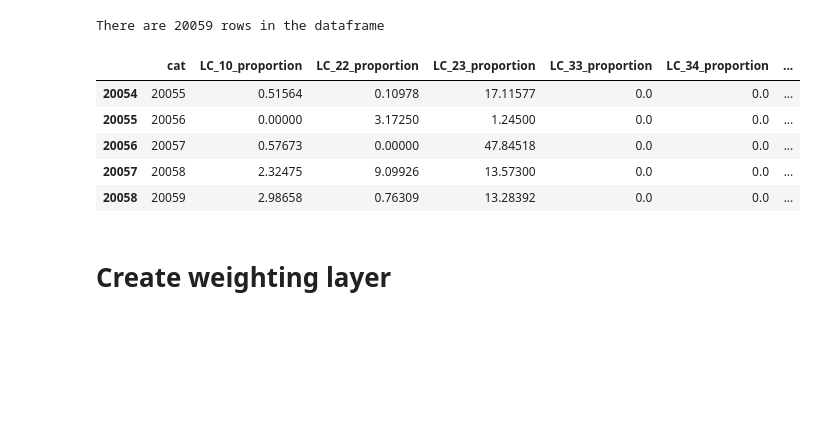
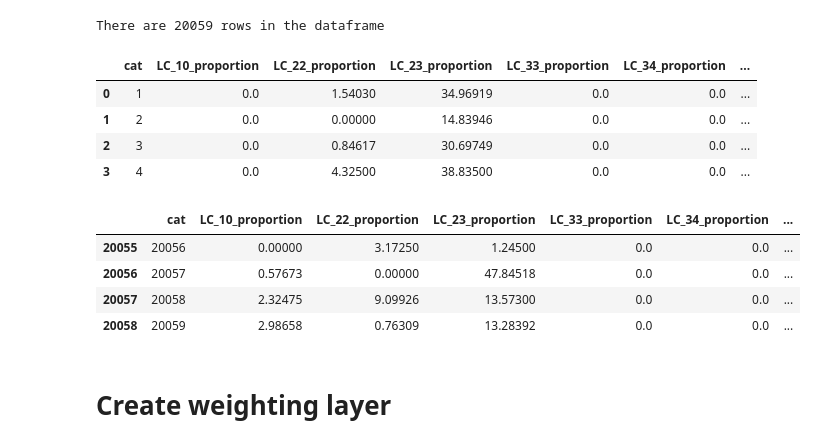
Before and after one commit to tgrippa/Dasymetric_mapping_using_GRASSGIS, a Jupyter notebook: notebooks/2_Processing.ipynb, the cells around one changed output. Drawn from its saved outputs; the diff is of its cells as text; code cells hidden in the pictures; blank space fills up the shorter version.

```diff
--- a/notebooks/2_Processing.ipynb
+++ b/notebooks/2_Processing.ipynb
@@ -386,12 +391,20 @@ df_grid = pd.read_csv(os.path.join(outputdirectory_grid,"all_stats.csv"))
 print "There are %s rows in the dataframe"%len(df_grid)
 # %% [output]
 There are 20059 rows in the dataframe
+# %%
+## Display head of the dataframe
+df_grid.head(4)
+# %% [output]
+|  | cat | LC_10_proportion | LC_22_proportion | LC_23_proportion | LC_33_proportion | LC_34_proportion | ... |
+| 0 | 1 | 0.0 | 1.54030 | 34.96919 | 0.0 | 0.0 | ... |
+| 1 | 2 | 0.0 | 0.00000 | 14.83946 | 0.0 | 0.0 | ... |
+| 2 | 3 | 0.0 | 0.84617 | 30.69749 | 0.0 | 0.0 | ... |
+| 3 | 4 | 0.0 | 4.32500 | 38.83500 | 0.0 | 0.0 | ... |
 # %%
 ## Display tail of the dataframe
-df_grid.tail()
+df_grid.tail(4)
 # %% [output]
 |  | cat | LC_10_proportion | LC_22_proportion | LC_23_proportion | LC_33_proportion | LC_34_proportion | ... |
-| 20054 | 20055 | 0.51564 | 0.10978 | 17.11577 | 0.0 | 0.0 | ... |
 | 20055 | 20056 | 0.00000 | 3.17250 | 1.24500 | 0.0 | 0.0 | ... |
 | 20056 | 20057 | 0.57673 | 0.00000 | 47.84518 | 0.0 | 0.0 | ... |
 | 20057 | 20058 | 2.32475 | 9.09926 | 13.57300 | 0.0 | 0.0 | ... |
```
Also changed, not shown: parts of 28 cells of this notebook.
